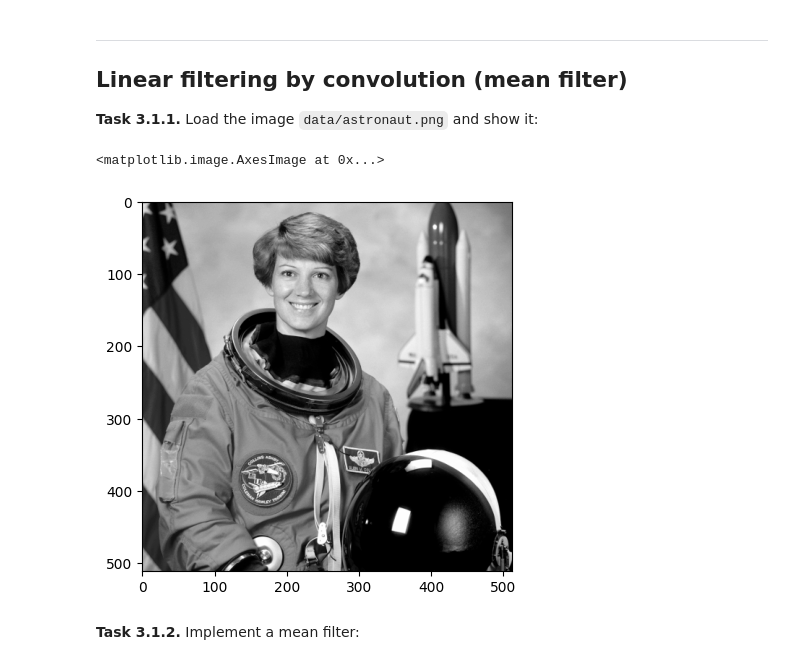
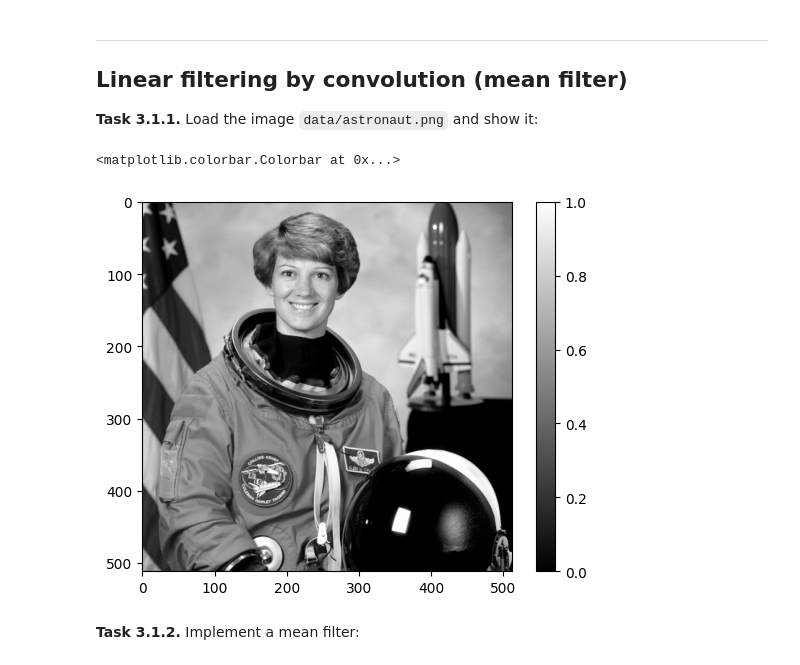
Before and after one commit to GabrielTritremmel/mobi-fs2-python, a Jupyter notebook: task3.ipynb, the cells around one changed output. Saved outputs shown, nothing was run; the diff lists cells and outputs as text; code cells hidden in the pictures.

```diff
--- a/task3.ipynb
+++ b/task3.ipynb
@@ -12,8 +12,9 @@ import matplotlib.pyplot as plt
 # %%
 img=plt.imread('data/astronaut.png')
 plt.imshow(img,'gray')
+plt.colorbar()
 # %% [output]
-<matplotlib.image.AxesImage at 0x...>
+<matplotlib.colorbar.Colorbar at 0x...>
-[figure, old version]
+[figure, new version]
 # %% [markdown]
 **<a id="#">Task 3.1.2.</a>** Implement a mean filter:
```
Also changed, not shown: parts of 10 cells of this notebook, 1 other file.
